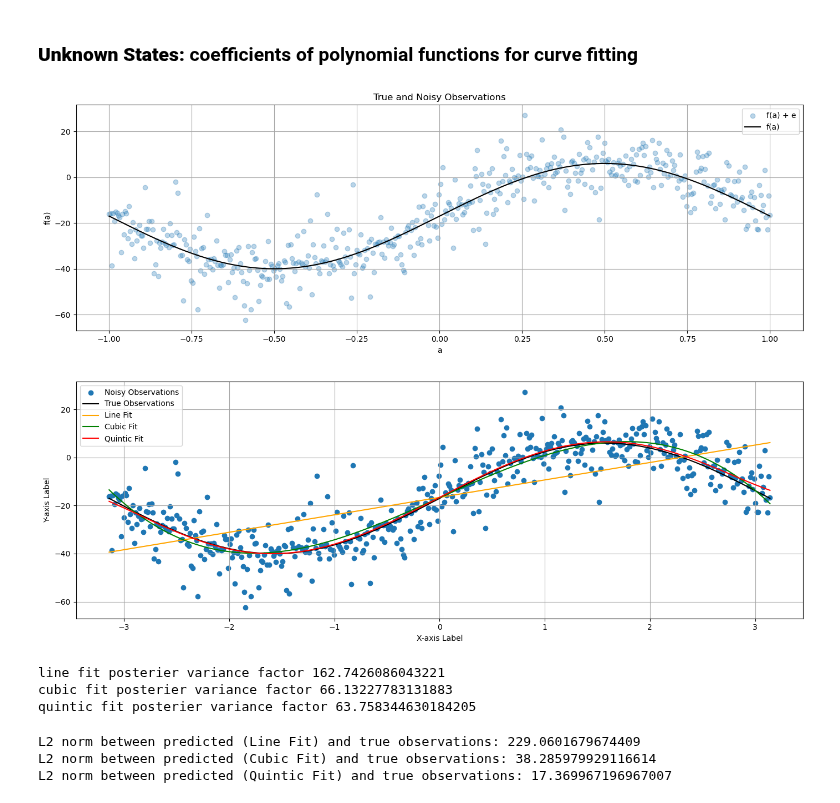
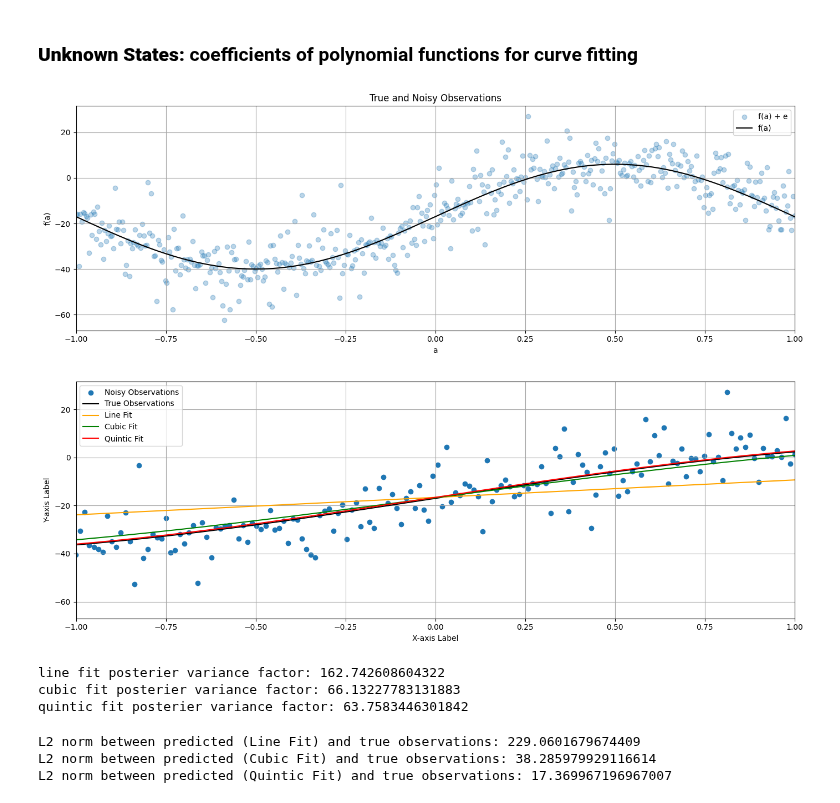
Before and after one commit to paul-dobre/engg680_2024_fall, a Jupyter notebook: Lab_Assignment2/Assignment2.ipynb, the cells around one changed output. Saved outputs shown, nothing was run; the diff lists cells and outputs as text; code cells hidden in the pictures.

Commit message:
Figure formatting, print answers

```diff
--- a/Lab_Assignment2/Assignment2.ipynb
+++ b/Lab_Assignment2/Assignment2.ipynb
@@ -82,13 +89,13 @@ ax.set_title("True and Noisy Observations")
 ax.legend()
 
 # X-axis range
-# ax.set_xlim([-1, 1])
+ax.set_xlim([-1, 1])
 # ...
 
 ax.grid(True, which='both',ls='-',color='0.65')
 fig.tight_layout()
 # %% [output]
-[figure, old version]
+[figure, new version]
 # %%
 # step 5
 # define a curve fitting function named fit_polynomial_curve
@@ -154,40 +161,42 @@ quintic_uw = np.polyval(x5[::-1],a)#...
 # %%
 # step 8
 # use the matplotlib to plot each polynomial function, noisy observations l, true observations l_true, together in one single figure
 # for the polynomials of line, cubic and quintic, use color of orange, green and red respectively.
 # (2 marks)
 
 fig, ax = plt.subplots(nrows=1, ncols=1, figsize=(14, 5))
 # Plot noisy and true observations
 ax.scatter(a,l, label="Noisy Observations")
 ax.plot(a,l_true, label="True Observations", color='black')
 
 # Plot polynomial functions for line, cubic, and quintic
 ax.plot(a,line_uw, label="Line Fit", color='orange')
 ax.plot(a,cubic_uw, label="Cubic Fit", color='green')
 ax.plot(a,quintic_uw, label="Quintic Fit", color='red')
 
 # Add labels and grid
 ax.set_xlabel("X-axis Label")  # Customize as needed
 ax.set_ylabel("Y-axis Label")  # Customize as needed
 ax.legend()
 ax.grid(True, which='both',ls='-',color='0.65')
 
+ax.set_xlim([-1, 1])
+
 fig.tight_layout()
 # %% [output]
-[figure, old version]
+[figure, new version]
 # %%
 # step 9
 # print the a posterier variance factor for each polynomial function
 # (3 marks)
 # ...
-print("line fit posterier variance factor",apv1)
-print("cubic fit posterier variance factor",apv3)
-print("quintic fit posterier variance factor",apv5)
+print("line fit posterier variance factor:",apv1)
+print("cubic fit posterier variance factor:",apv3)
+print("quintic fit posterier variance factor:",apv5)
 # %% [output]
-line fit posterier variance factor 162.7426086043221
-cubic fit posterier variance factor 66.13227783131883
-quintic fit posterier variance factor 63.758344630184205
+line fit posterier variance factor: 162.742608604322
+cubic fit posterier variance factor: 66.13227783131883
+quintic fit posterier variance factor: 63.7583446301842
 # %%
 # step 10
 # compute and print the norm between the predicted observations (output from each polynomial function) and the true observations
```
Also changed, not shown: parts of 2 cells of this notebook.
